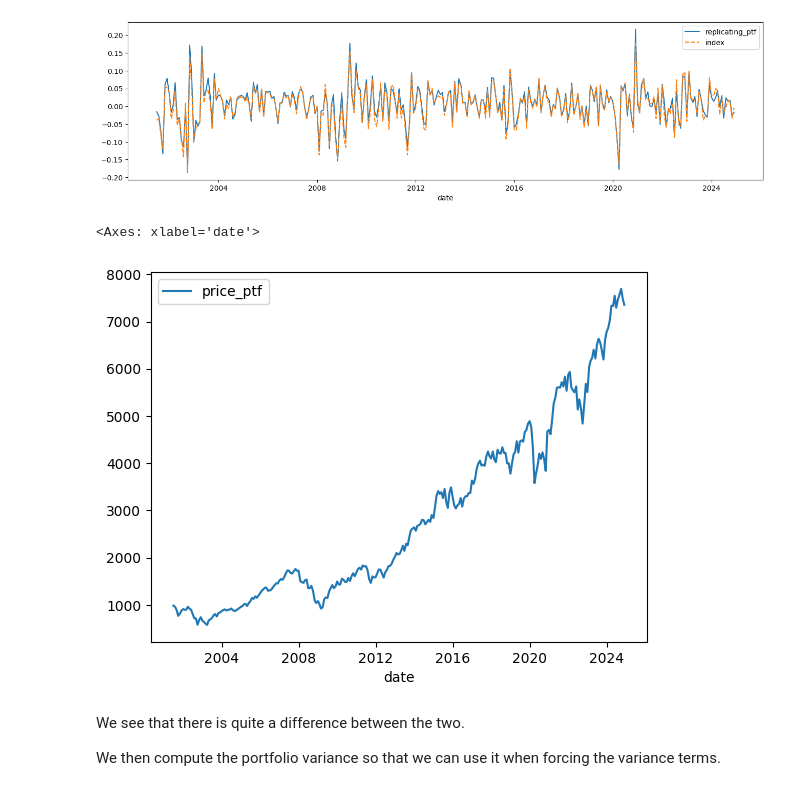
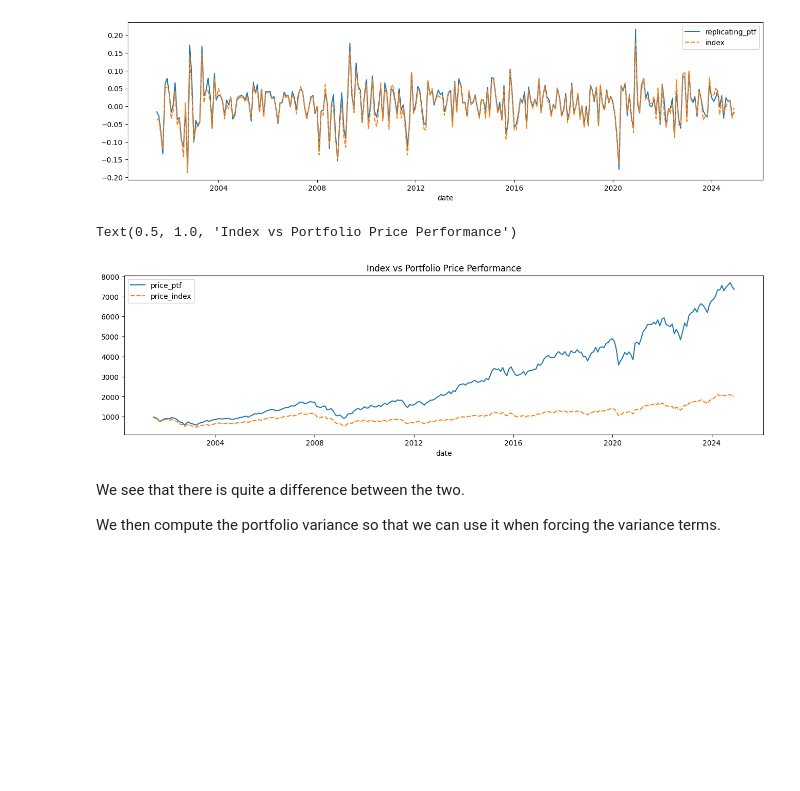
Before and after one commit to faunebl/core_equity_factors, a Jupyter notebook: src/main.ipynb, the cells around one changed output. Cells and saved outputs as stored; diff of their text form; code cells hidden in the pictures; blank space fills up the shorter version.

```diff
--- a/src/main.ipynb
+++ b/src/main.ipynb
@@ -506,10 +507,12 @@ sns.lineplot(data.select('date', 'replicating_ptf', 'index').to_pandas().set_ind
 <Axes: xlabel='date'>
 [figure]
 # %%
-sns.lineplot(data.select('date', 'price_ptf').to_pandas().set_index('date'))
+plt.figure(figsize=(16,4))
+sns.lineplot(data.select('date', 'price_ptf', 'price_index').to_pandas().set_index('date'))
+plt.title('Index vs Portfolio Price Performance')
 # %% [output]
-<Axes: xlabel='date'>
+Text(0.5, 1.0, 'Index vs Portfolio Price Performance')
-[figure, old version]
+[figure, new version]
 # %% [markdown]
 We see that there is quite a difference between the two.
 
```
Also changed, not shown: parts of 17 cells of this notebook.
